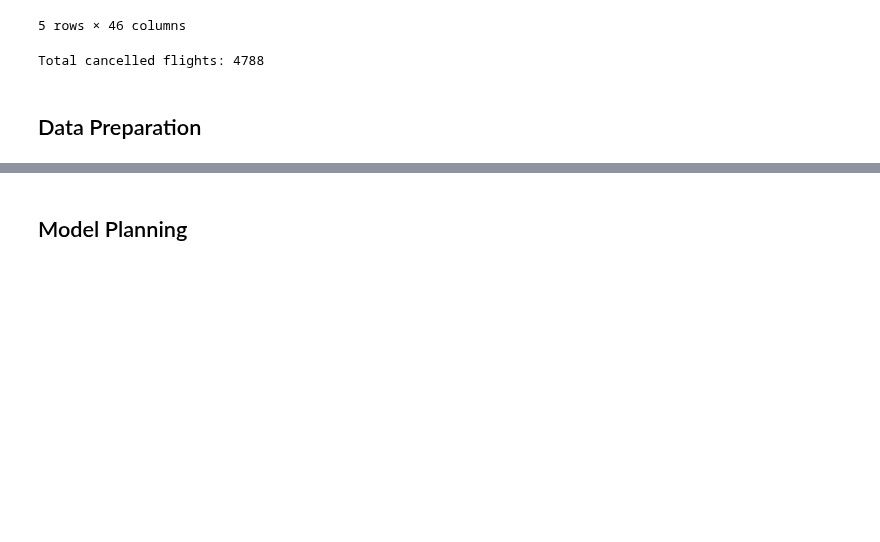
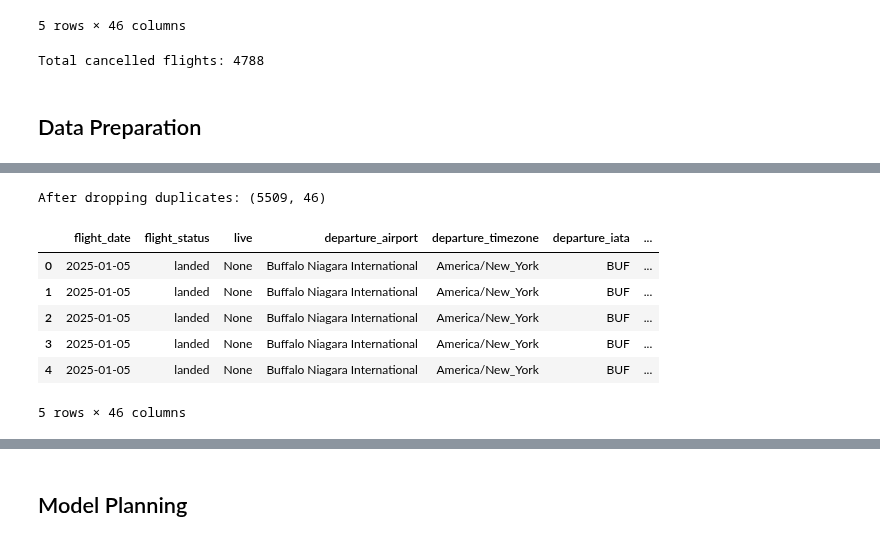
Before and after one commit to Iamkoss/cis9650_flight_data, a Jupyter notebook: fligh_data.ipynb, the cells around one changed output, grey strips where cells are left out. Cells and saved outputs as stored; diff of their text form; code cells hidden in the pictures; blank space fills up the shorter version.

```diff
--- a/fligh_data.ipynb
+++ b/fligh_data.ipynb
@@ -123,9 +156,12 @@ print("Example record:", all_flight_data[0])
 Total flights: 5509
 Example record: {'flight_date': '2025-01-05', 'flight_status': 'landed', 'live': None, 'departure.airport': 'Buffalo Niagara International', 'departure.timezone': 'America/New_York', 'departure.iata': ...
 # %%
-flight_record = df.to_dict(orient="records")
-df_all = pd.json_normalize(flight_record)
+# i commented out this cell becuase in the prevous cell, i combined all the dataset using pd.concat, making this current cell and the one above it reduaundent
 
-display(df_all.head())
-print(df_all.shape)
-print(len(df_all))
+
+# flight_record = df.to_dict(orient="records")
+
+# df_all = pd.json_normalize(flight_record)
+# display(df_all.head())
+# print(df_all.shape)
+# print(len(df_all))
@@ -269,3 +315,25 @@ def clean_data(df):
 
     return df
 all_dfs = clean_data(all_dfs)
+# %%
+#clean up the entire data set (ie. fix the naming of some columns)
+
+#making a copy of the master set (in case of mess up)
+df = df_all.copy()
+#replacting the column names from . to a _ for easier reading
+df.columns = df.columns.str.lower().str.replace('.', '_')
+
+#remove any duplicates from main set
+df = df.drop_duplicates()
+print("After dropping duplicates:", df.shape)
+
+df.head()
+# %% [output]
+After dropping duplicates: (5509, 46)
+|  | flight_date | flight_status | live | departure_airport | departure_timezone | departure_iata | ... |
+| 0 | 2025-01-05 | landed | None | Buffalo Niagara International | America/New_York | BUF | ... |
+| 1 | 2025-01-05 | landed | None | Buffalo Niagara International | America/New_York | BUF | ... |
+| 2 | 2025-01-05 | landed | None | Buffalo Niagara International | America/New_York | BUF | ... |
+| 3 | 2025-01-05 | landed | None | Buffalo Niagara International | America/New_York | BUF | ... |
+| 4 | 2025-01-05 | landed | None | Buffalo Niagara International | America/New_York | BUF | ... |
+5 rows × 46 columns
```
Also changed, not shown: parts of 16 cells of this notebook.
